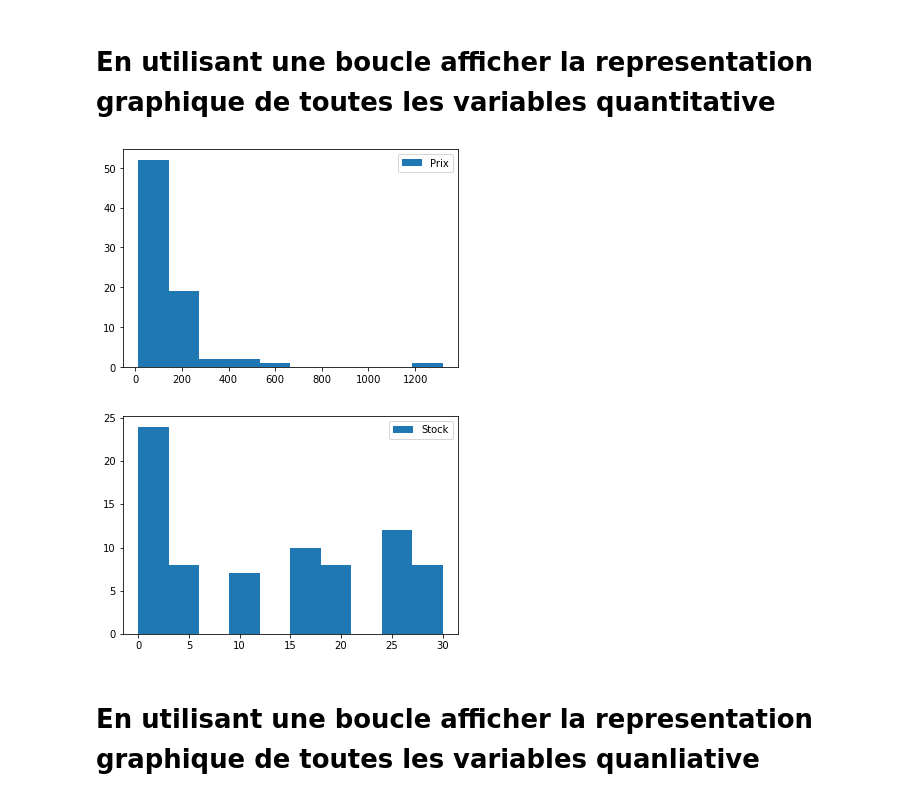
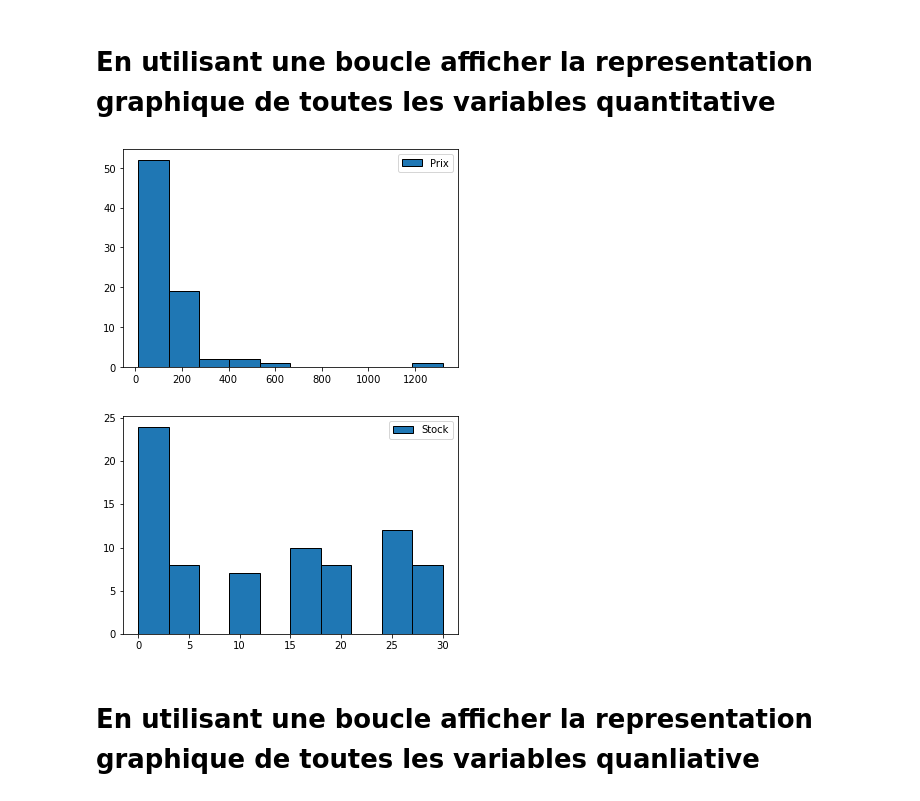
Before and after one commit to faraban/brief_pandas, a Jupyter notebook: Pandas_Brief_2_Sujet - Copy-checkpoint.ipynb, the cells around one changed output. Drawn from its saved outputs; the diff is of its cells as text; code cells hidden in the pictures.

```diff
--- a/Pandas_Brief_2_Sujet - Copy-checkpoint.ipynb
+++ b/Pandas_Brief_2_Sujet - Copy-checkpoint.ipynb
@@ -234,12 +234,12 @@ import matplotlib.pyplot as plt
 dt3=df.select_dtypes(exclude='object')
 # %%
 for i in dt3.columns:
-    plt.hist(df[i],label=i)
+    plt.hist(df[i],label=i,edgecolor='black')
     plt.legend()
     plt.show()
 # %% [output]
-[figure, old version]
+[figure, new version]
-[figure, old version]
+[figure, new version]
 # %% [markdown]
 # En utilisant une boucle afficher la representation graphique de toutes les variables quanliative
 # %%
```
Also changed, not shown: parts of 3 cells of this notebook.
